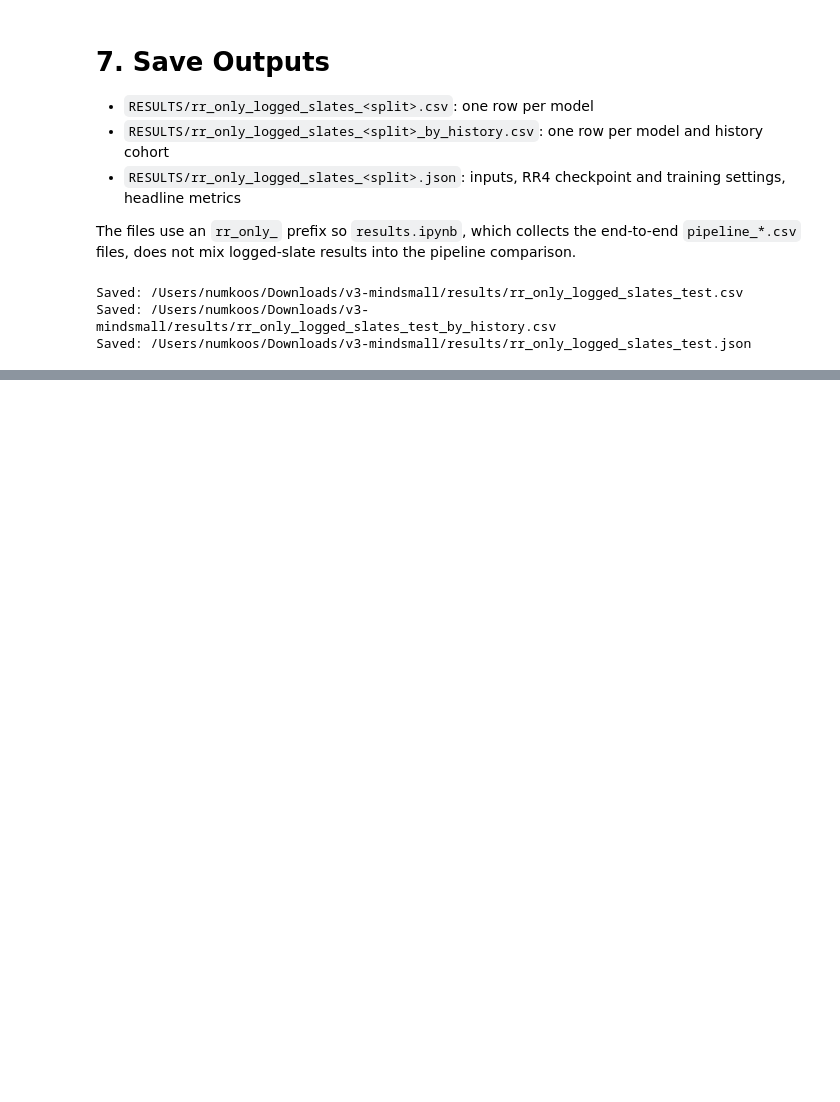
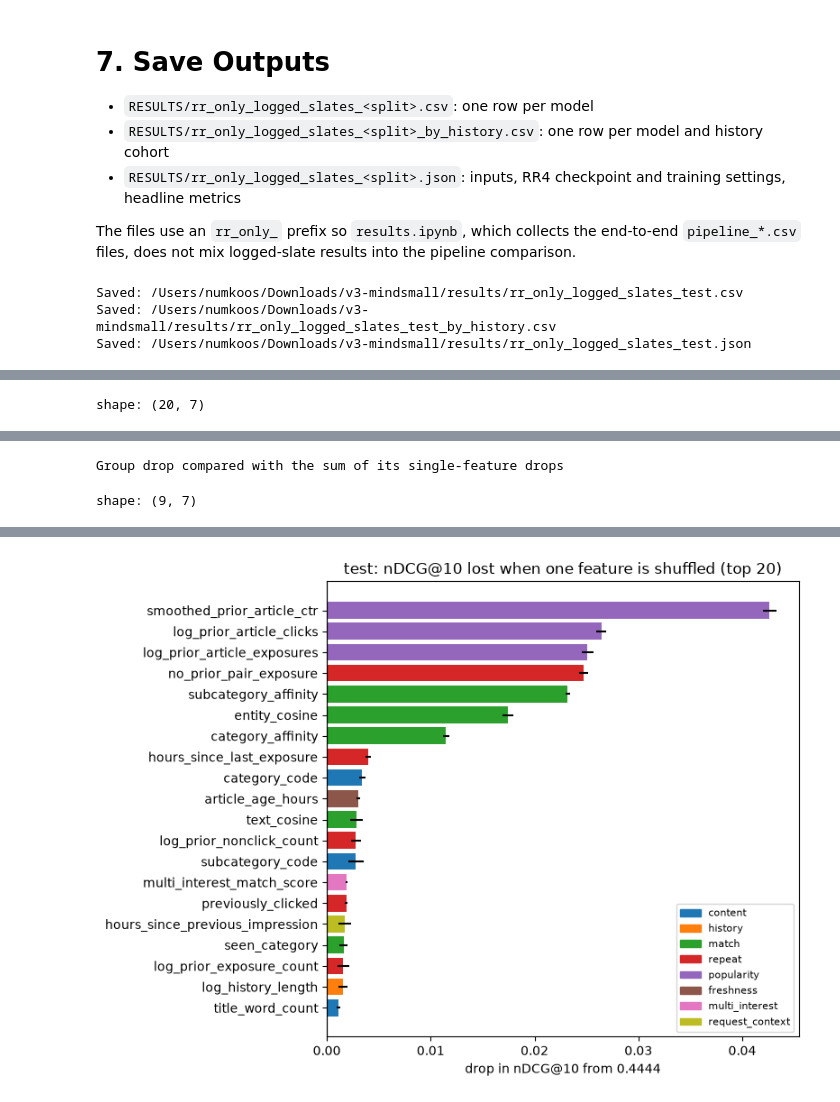
Before and after one commit to hippo2311/BT4222-Group-6-, a Jupyter notebook: 5_Models/5_03_Pipeline_Evaluation/1_RR_only/PE_RR_logged_slates.ipynb, the cells around one changed output, grey strips where cells are left out. Saved outputs shown, nothing was run; the diff lists cells and outputs as text; code cells hidden in the pictures; blank space fills up the shorter version.

```diff
--- a/5_Models/5_03_Pipeline_Evaluation/1_RR_only/PE_RR_logged_slates.ipynb
+++ b/5_Models/5_03_Pipeline_Evaluation/1_RR_only/PE_RR_logged_slates.ipynb
@@ -1675,0 +1976,70 @@ Saved: /Users/numkoos/Downloads/v3-mindsmall/results/rr_only_logged_slates_test.
+# %%
+single_rows = []
+started = time.monotonic()
+for group, columns in FEATURE_GROUPS.items():
+    level = "impression" if impression_level(columns) else "within slate"
+    for feature in columns:
+        for repeat in range(PERMUTATION_REPEATS):
+            rng = np.random.default_rng(SEED + repeat)
+            quality = ranking_quality(score_tabular(permute([feature], level, rng), importance_context))
+            single_rows.append({"feature": feature, "group": group, "shuffle": level, "repeat": repeat, **quality})
+    print(f"{group:<16} {len(columns):>2} features done ({time.monotonic() - started:.0f}s)")
+
+single_feature_importance = (
+    pl.DataFrame(single_rows)
+    .with_columns(
+        (BASE_QUALITY["ndcg_at_10"] - pl.col("ndcg_at_10")).alias("ndcg_drop"),
+        (BASE_QUALITY["mrr"] - pl.col("mrr")).alias("mrr_drop"),
+    )
+    .group_by("feature", "group", "shuffle", maintain_order=True)
+    .agg(
+        pl.col("ndcg_drop").mean().alias("ndcg_at_10_drop"),
+        pl.col("ndcg_drop").std().alias("ndcg_at_10_drop_std"),
+        pl.col("mrr_drop").mean().alias("mrr_drop"),
+    )
+    .with_columns((100 * pl.col("ndcg_at_10_drop") / BASE_QUALITY["ndcg_at_10"]).alias("ndcg_at_10_drop_pct"))
+    .sort("ndcg_at_10_drop", descending=True)
+)
+print(f"{TARGET_SPLIT.upper()}: drop when one feature is shuffled (top 20 of {single_feature_importance.height})")
+display(single_feature_importance.head(20))
+
+print("Group drop compared with the sum of its single-feature drops")
+display(
+    single_feature_importance.group_by("group")
+    .agg(
+        pl.len().alias("features"),
+        pl.col("ndcg_at_10_drop").sum().alias("sum_of_single_drops"),
+        pl.col("ndcg_at_10_drop").max().alias("largest_single_drop"),
+        pl.col("feature").sort_by("ndcg_at_10_drop", descending=True).first().alias("top_feature"),
+    )
+    .join(permutation_importance.select("group", pl.col("ndcg_at_10_drop").alias("group_drop")), on="group")
+    .with_columns((pl.col("group_drop") / pl.col("sum_of_single_drops")).alias("group_drop / sum_of_single_drops"))
+    .sort("group_drop", descending=True)
+)
+
+TOP_FEATURES = 20
+group_names = list(FEATURE_GROUPS)
+group_colours = {g: plt.cm.tab10(i) for i, g in enumerate(group_names)}
+plot_frame = single_feature_importance.head(TOP_FEATURES).reverse()
+fig, ax = plt.subplots(figsize=(8, 6))
+ax.barh(
+    plot_frame["feature"],
+    plot_frame["ndcg_at_10_drop"],
+    xerr=plot_frame["ndcg_at_10_drop_std"].fill_null(0),
+    color=[group_colours[g] for g in plot_frame["group"]],
+)
+ax.axvline(0, color="black", linewidth=0.8)
+shown_groups = [g for g in group_names if g in set(plot_frame["group"])]
+ax.legend(
+    handles=[plt.Rectangle((0, 0), 1, 1, color=group_colours[g]) for g in shown_groups],
+    labels=shown_groups,
+    loc="lower right",
+    fontsize=8,
+)
+ax.set(
+    title=f"{TARGET_SPLIT}: nDCG@10 lost when one feature is shuffled (top {TOP_FEATURES})",
+    xlabel=f"drop in nDCG@10 from {BASE_QUALITY['ndcg_at_10']:.4f}",
+)
+plt.tight_layout()
+plt.show()
+# %% [output]
@@ -1675,0 +2056 @@ Saved: /Users/numkoos/Downloads/v3-mindsmall/results/rr_only_logged_slates_test.
+shape: (20, 7)
@@ -1675,0 +2070,2 @@ Saved: /Users/numkoos/Downloads/v3-mindsmall/results/rr_only_logged_slates_test.
+Group drop compared with the sum of its single-feature drops
+shape: (9, 7)
@@ -1675,0 +2083 @@ Saved: /Users/numkoos/Downloads/v3-mindsmall/results/rr_only_logged_slates_test.
+[figure, added]
```
Also changed, not shown: parts of 14 cells of this notebook, 8 other files.
